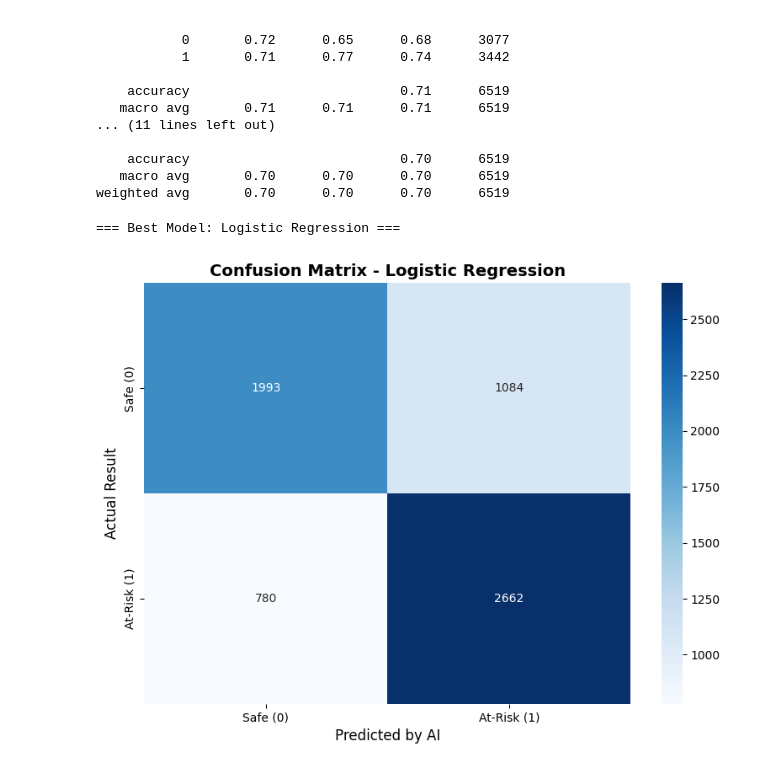
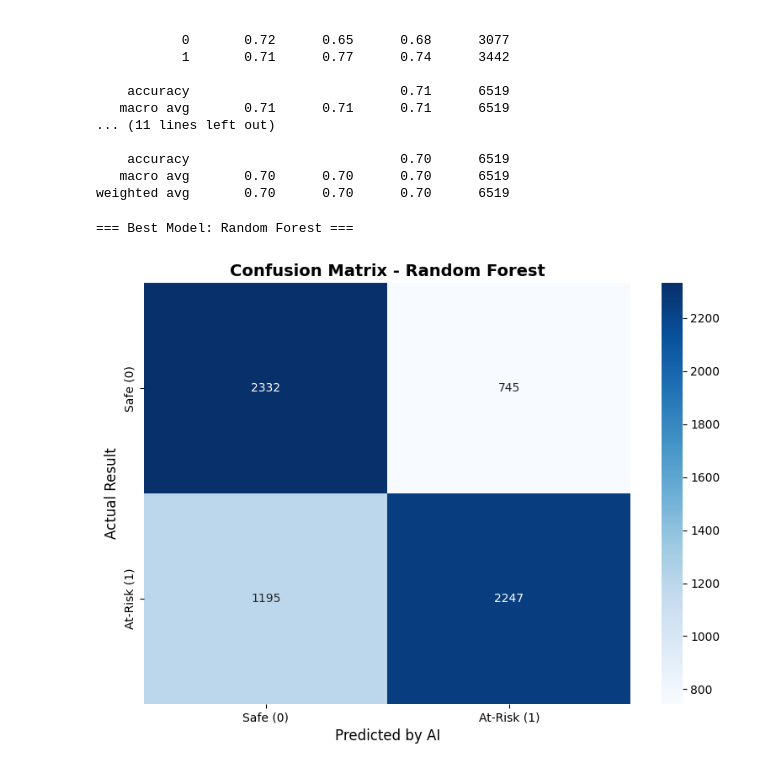
Before and after one commit to mohamedelgaby21/data-science-, a Jupyter notebook: Phase_4_Modeling.ipynb, the cells around one changed output. Saved outputs shown, nothing was run; the diff lists cells and outputs as text; code cells hidden in the pictures.

Commit message:
Finished Phase 4: Modeling and model comparison

```diff
--- a/Phase_4_Modeling.ipynb
+++ b/Phase_4_Modeling.ipynb
@@ -229,0 +201,35 @@ Training Random Forest...
+# %%
+from sklearn.linear_model import LogisticRegression
+from sklearn.ensemble import RandomForestClassifier
+from sklearn.tree import DecisionTreeClassifier
+from xgboost import XGBClassifier
+
+# تعريف الموديلات
+models = {
+    "Logistic Regression": LogisticRegression(max_iter=1000),
+    "Decision Tree": DecisionTreeClassifier(max_depth=None), # سيبناه مفتوح عشان نشوف الـ Overfitting
+    "Random Forest": RandomForestClassifier(n_estimators=100, max_depth=10, random_state=42),
+    "XGBoost": XGBClassifier(random_state=42)
+}
+
+trained_models = {}
+# تنظيف أسماء الأعمدة عشان XGBoost مش بيحب الأقواس [ ] أو <
+import re
+
+# السطرين دول هيغيروا أي قوس أو علامة < لـ underscore (_)
+X_train.columns = [re.sub(r'[\[\]<]', '_', str(col)) for col in X_train.columns]
+X_test.columns = [re.sub(r'[\[\]<]', '_', str(col)) for col in X_test.columns]
+
+# دلوقتي كمل الكود بتاعك عادي
+trained_models = {}
+for name, model in models.items():
+    print(f"Training {name}...")
+    model.fit(X_train, y_train)
+    trained_models[name] = model
+# تدريب كل الموديلات
+for name, model in models.items():
+    print(f"Training {name}...")
+    model.fit(X_train, y_train)
+    trained_models[name] = model
+
+print("✅ All 4 models trained successfully!")
@@ -280,32 +328,32 @@ weighted avg       0.70      0.70      0.70      6519
 # %%
 import matplotlib.pyplot as plt
 import seaborn as sns
 from sklearn.metrics import confusion_matrix
 
-# Our best model was Logistic Regression! Let's visualize its performance.
-best_model_name = 'Logistic Regression'
+
+best_model_name = 'Random Forest'
 best_model = trained_models[best_model_name]
 y_pred_best = best_model.predict(X_test)
 
 print(f"\n=== Best Model: {best_model_name} ===")
 
-# Create a beautiful heatmap for the Confusion Matrix
+
 plt.figure(figsize=(8, 6))
 cm = confusion_matrix(y_test, y_pred_best)
 
-# 0 = Safe (Pass/Distinction), 1 = At-Risk (Fail/Withdrawn)
+
 sns.heatmap(cm, annot=True, fmt='d', cmap='Blues',
             xticklabels=['Safe (0)', 'At-Risk (1)'],
             yticklabels=['Safe (0)', 'At-Risk (1)'])
 
 plt.title(f'Confusion Matrix - {best_model_name}', fontsize=14, fontweight='bold')
 plt.xlabel('Predicted by AI', fontsize=12)
 plt.ylabel('Actual Result', fontsize=12)
 plt.tight_layout()
 plt.show()
 # %% [output]
-=== Best Model: Logistic Regression ===
+=== Best Model: Random Forest ===
-[figure, old version]
+[figure, new version]
 # %%
 from sklearn.model_selection import cross_val_score
 
```
Also changed, not shown: parts of 13 cells of this notebook.
